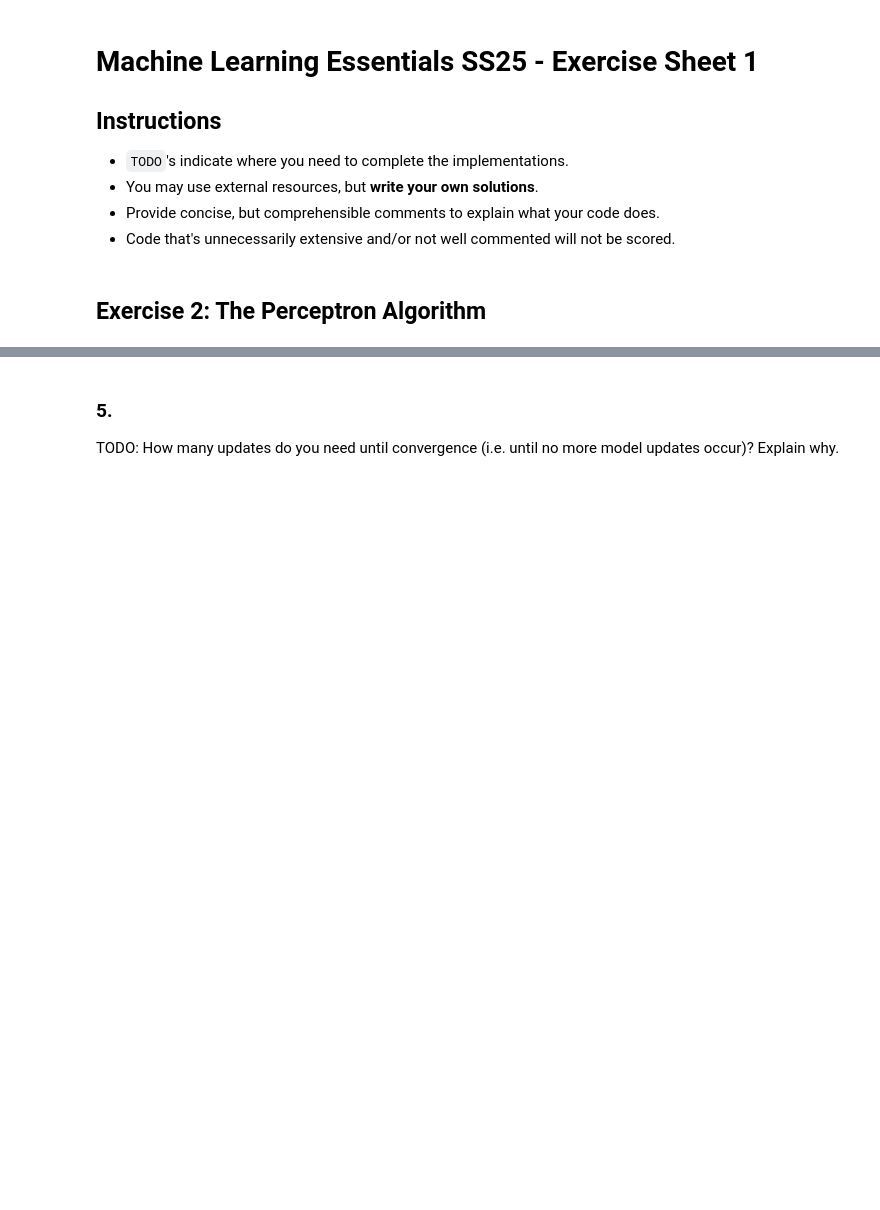
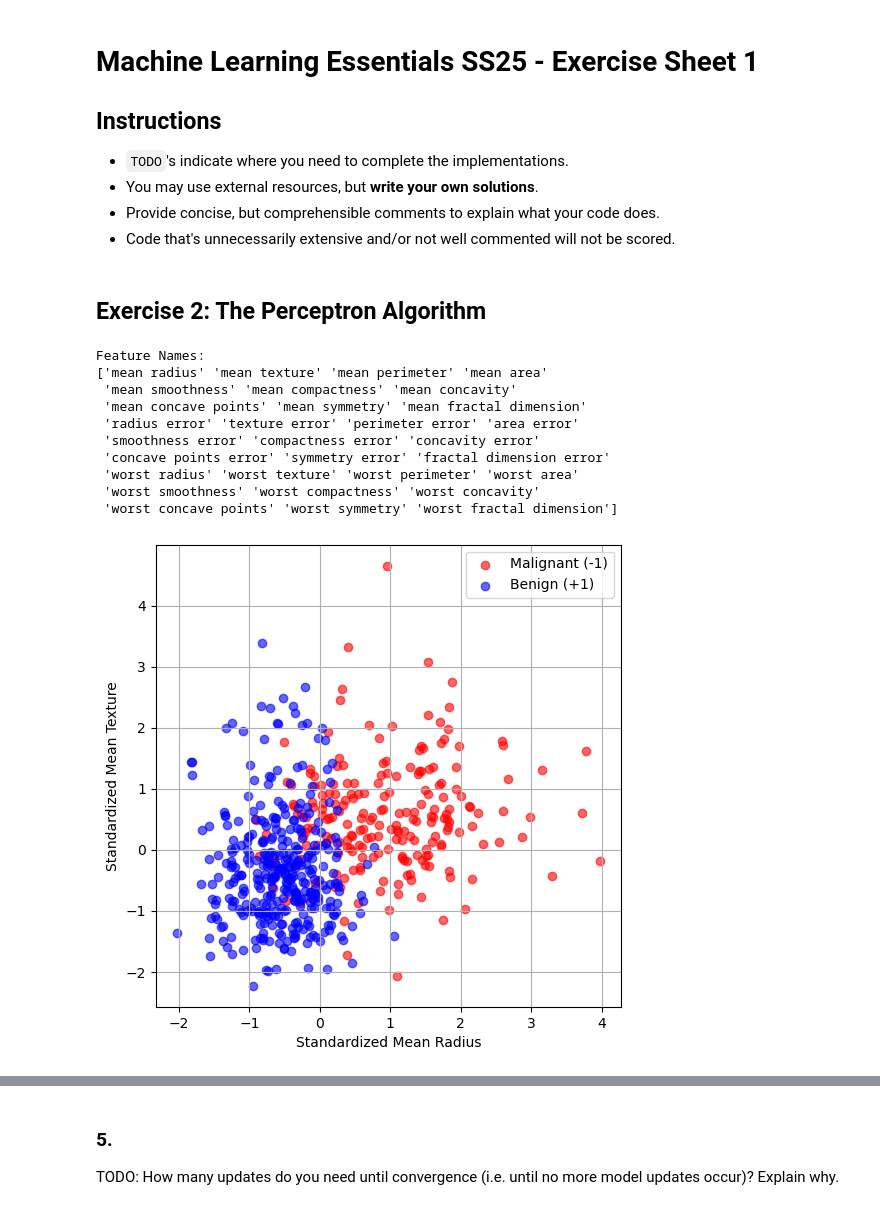
Before and after one commit to Tsumugivolle77/MLE-Sheets, a Jupyter notebook: sheet1/MLE25_sheet01.ipynb, the cells around one changed output, grey strips where cells are left out. Cells and saved outputs as stored; diff of their text form; code cells hidden in the pictures; blank space fills up the shorter version.

```diff
--- a/sheet1/MLE25_sheet01.ipynb
+++ b/sheet1/MLE25_sheet01.ipynb
@@ -34,34 +18,47 @@ y = 2 * (y - 0.5)
 # %%
-# ========================
-# 2. Implement the Perceptron's training algorithm
-# ========================
+# ===============================
+# 1. Load & Visualize the Dataset
+# ===============================
 
-class Perceptron:
-    def __init__(self, learning_rate=0.1, num_epochs=10):
-        self.learning_rate = learning_rate
-        self.num_epochs = num_epochs
-        self.w = None  # Weights
-        self.b = None # Bias
-        self.history = [] # Store parameters for decision boundary @ each update for visualization
+# TODO: Load dataset, print feature names
+data = load_breast_cancer()
 
-    def train(self, X, y):
-        """Train the perceptron using the online Perceptron algorithm."""
-        n_samples, n_features = X.shape
-        # TODO: Initialize weights and bias
-        self.w =
-        self.b =
+print("Feature Names:")
+print(data.feature_names)
 
-        # Train for num_epochs iterations
-        for _ in range(self.num_epochs):
-            for i in range(n_samples):
-                X_i = X[i]
-                # TODO: Implement the update rule
-                if y[i] != self.predict(X_i):
-                    self.w =
-                    self.b =
-                    self.history.append((self.w,self.b)) # Save state for visualization
 
-    def predict(self, X):
-        """Predict the label of a sample."""
-        # TODO: Implement the prediction function
-        return
+# TODO: Select features & corresponding labels
+X = data.data[:, [0, 1]]
+y = data.target
+
+# Convert labels from {0,1} to {-1,1} to match Perceptron convention from sheet
+y = 2 * (y - 0.5)
+
+# TODO: Standardize the data to zero mean and unit variance, explain why it's useful
+scaler = StandardScaler()
+X_std = scaler.fit_transform(X)
+
+# we standardize the features, so that features with large ranges don't dominate features with smaller ranges, even if both have the same importance
+
+
+# TODO: Visualize dataset using plt.scatter()
+plt.figure(figsize=(6, 6))
+plt.scatter(X_std[y == -1, 0], X_std[y == -1, 1], color='red', label='Malignant (-1)', alpha=0.6)
+plt.scatter(X_std[y == 1, 0], X_std[y == 1, 1], color='blue', label='Benign (+1)', alpha=0.6)
+plt.xlabel('Standardized Mean Radius')
+plt.ylabel('Standardized Mean Texture')
+plt.legend()
+plt.grid(True)
+plt.show()
+# %% [output]
+Feature Names:
+['mean radius' 'mean texture' 'mean perimeter' 'mean area'
+ 'mean smoothness' 'mean compactness' 'mean concavity'
+ 'mean concave points' 'mean symmetry' 'mean fractal dimension'
+ 'radius error' 'texture error' 'perimeter error' 'area error'
+ 'smoothness error' 'compactness error' 'concavity error'
+ 'concave points error' 'symmetry error' 'fractal dimension error'
+ 'worst radius' 'worst texture' 'worst perimeter' 'worst area'
+ 'worst smoothness' 'worst compactness' 'worst concavity'
+ 'worst concave points' 'worst symmetry' 'worst fractal dimension']
+[figure, added]
```
Also changed, not shown: parts of 9 cells of this notebook.
